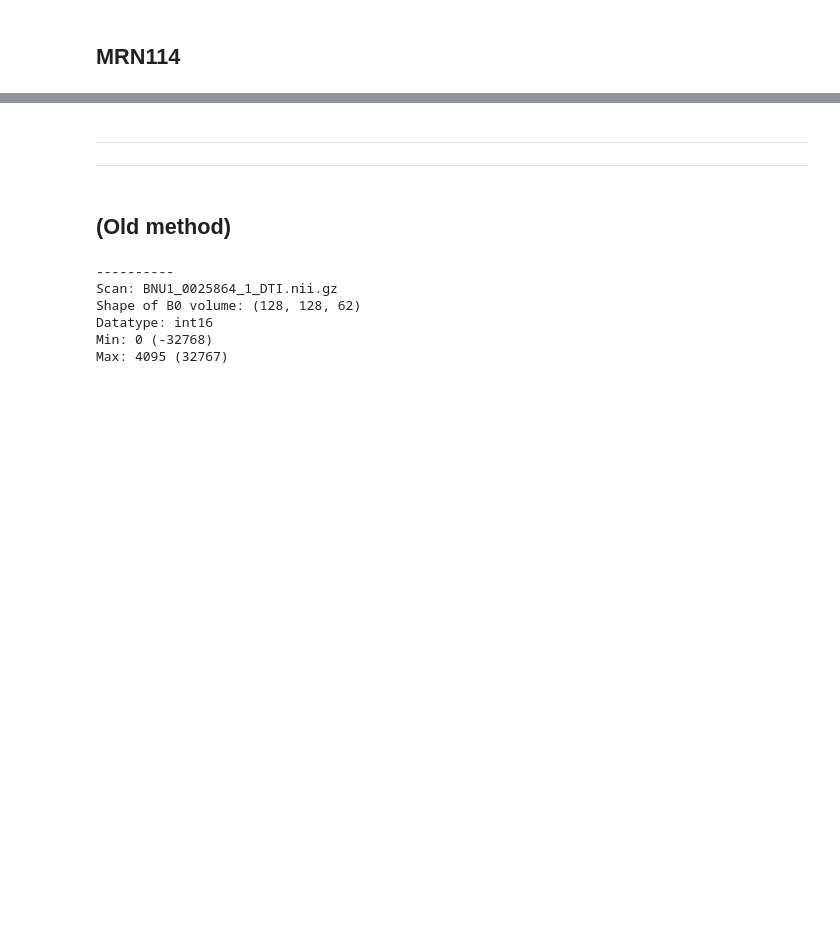
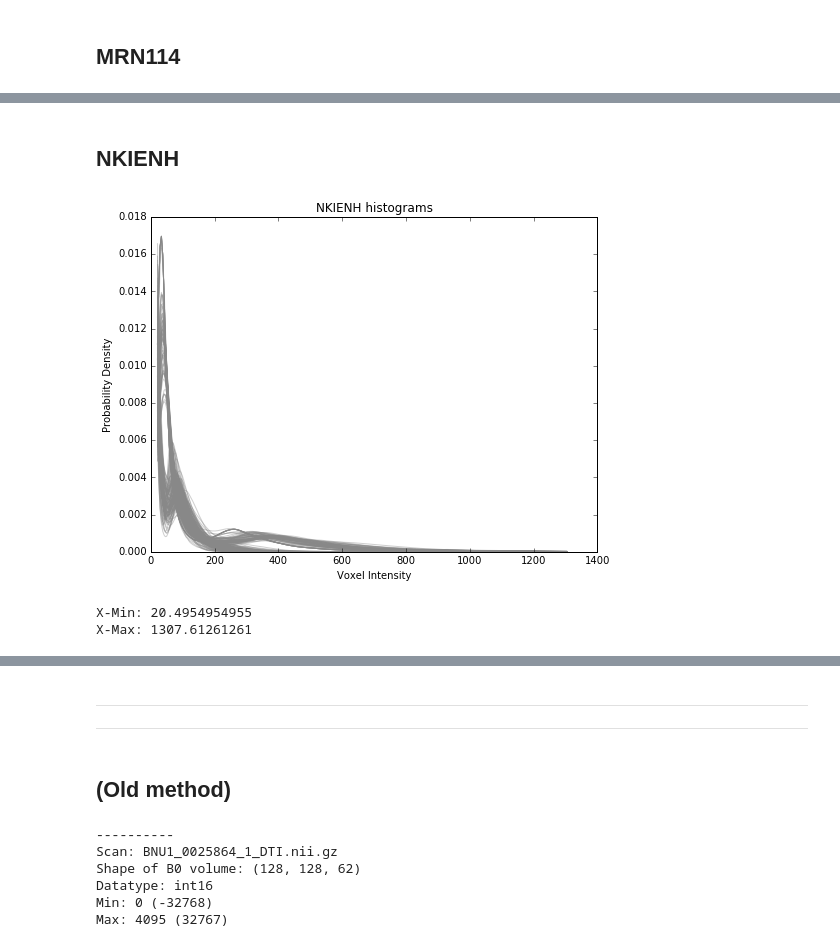
Before and after one commit to neurodata/nddocs-archive, a Jupyter notebook: mrgraphs/dataset_variance/dataset_variance.ipynb, the cells around one changed output, grey strips where cells are left out. Saved outputs shown, nothing was run; the diff lists cells and outputs as text; code cells hidden in the pictures; blank space fills up the shorter version.

```diff
--- a/mrgraphs/dataset_variance/dataset_variance.ipynb
+++ b/mrgraphs/dataset_variance/dataset_variance.ipynb
@@ -45,0 +54,8 @@ X-Max: 4095.0
+# %% [markdown]
+## NKIENH
+# %%
+nkienh = histogram_windowing('./data/NKIENH_b0_pdfs.pkl', 'NKIENH')
+# %% [output]
+[figure, added]
+X-Min: 20.4954954955
+X-Max: 1307.61261261
```
Also changed, not shown: parts of 10 cells of this notebook.
